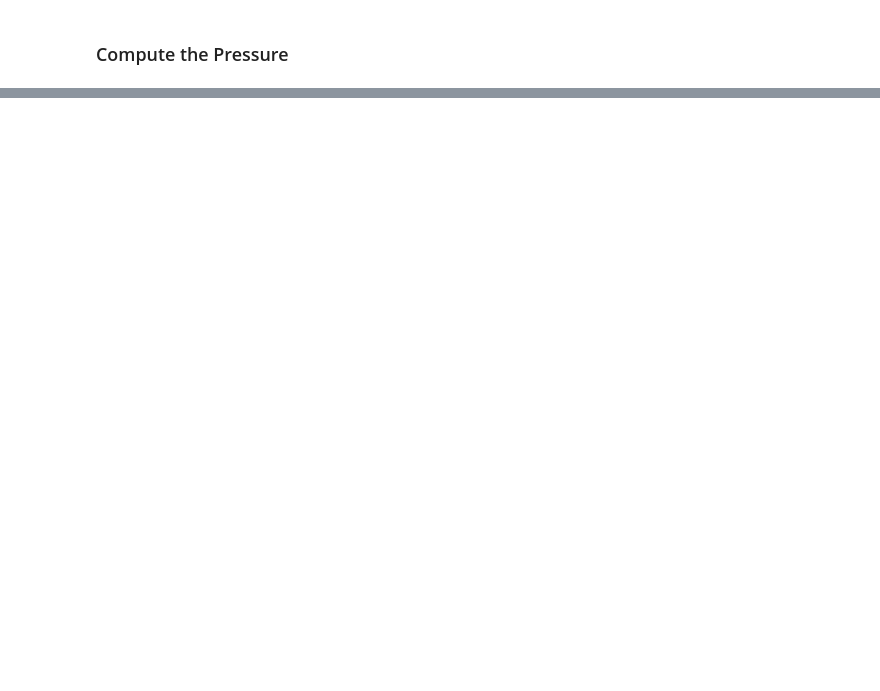
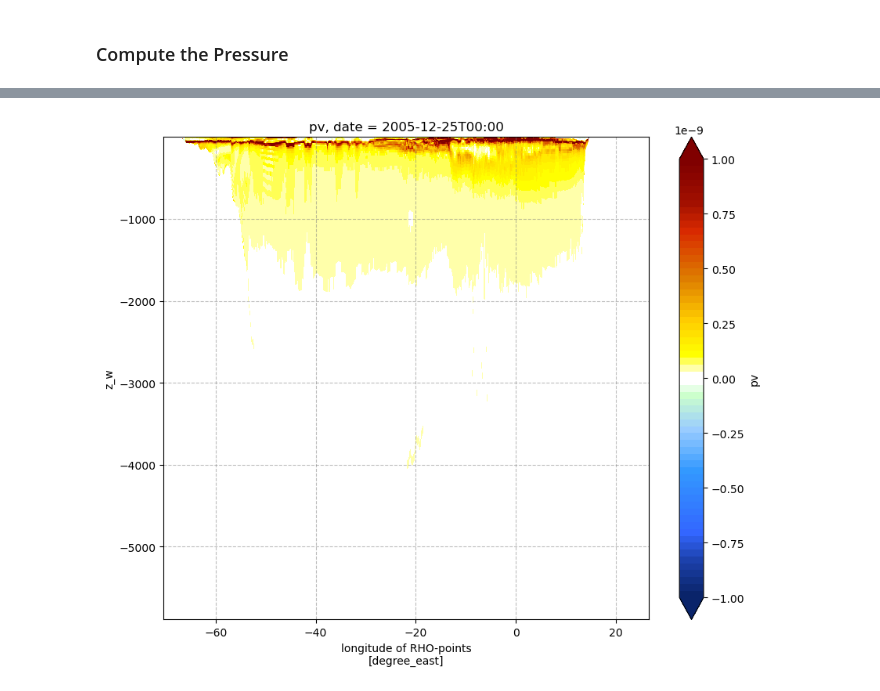
Before and after one commit to alcoat/croco_pytools, a Jupyter notebook: xcroco/tuto_xcroco.ipynb, the cells around one changed output, grey strips where cells are left out. Saved outputs shown, nothing was run; the diff lists cells and outputs as text; code cells hidden in the pictures; blank space fills up the shorter version.

```diff
--- a/xcroco/tuto_xcroco.ipynb
+++ b/xcroco/tuto_xcroco.ipynb
@@ -416,0 +321,6 @@ Wall time: 6.44 µs
+# %%
+%%time
+pv = dg.ertel_pv(croco, ds=ds1, typ='ijk')
+kwargs = {'vmin': -1.e-9, 'vmax': 1.e-9, 'extend':'both'}
+cplt.plotfig(pv.isel(y=128), **kwargs)
+# %% [output]
@@ -417,2 +329,3 @@ Wall time: 6.44 µs
+[figure, added]
 # %%
 cluster.close()
```
Also changed, not shown: parts of 20 cells of this notebook, 2 other files.
